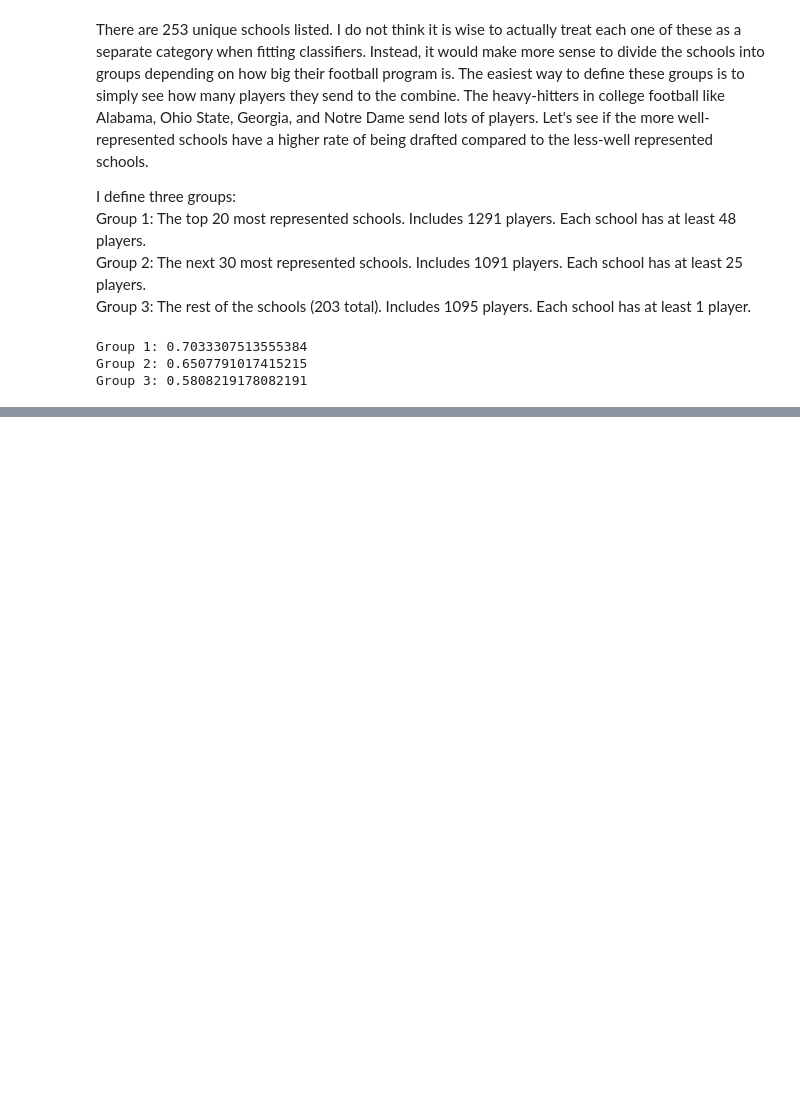
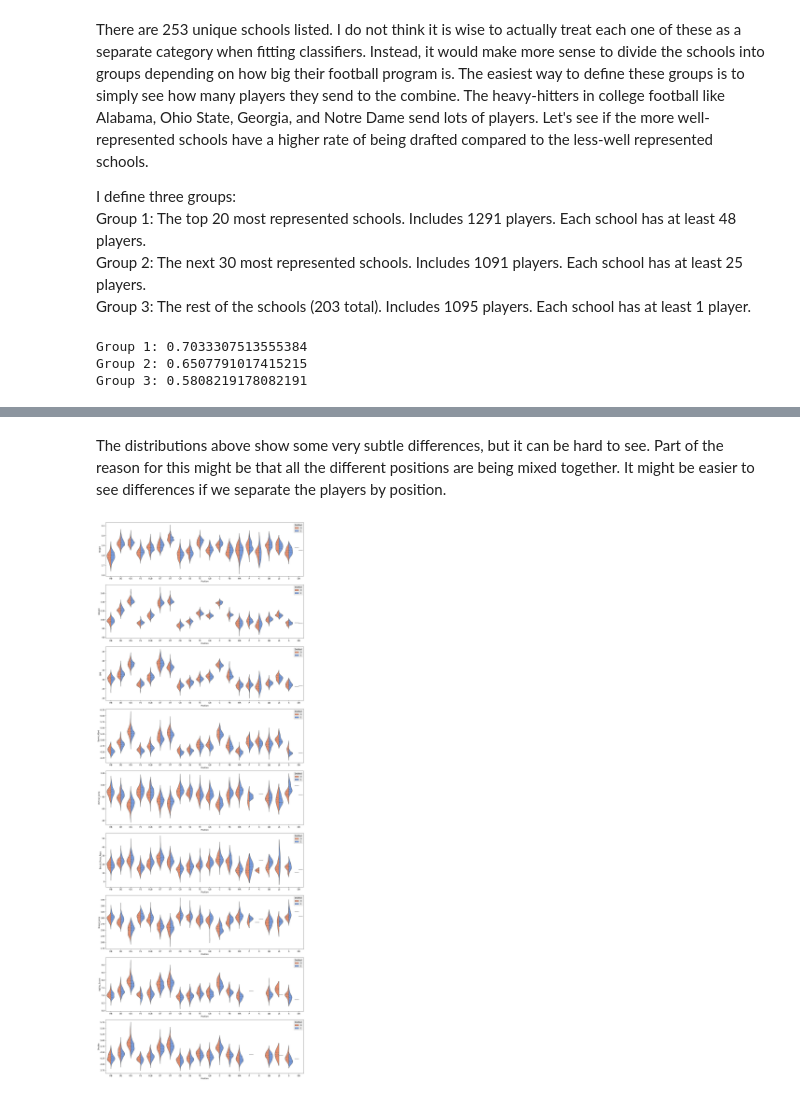
Before and after one commit to daviderics/NFL_Combine_Project, a Jupyter notebook: student.ipynb, the cells around one changed output, grey strips where cells are left out. Saved outputs shown, nothing was run; the diff lists cells and outputs as text; code cells hidden in the pictures; blank space fills up the shorter version.

```diff
--- a/student.ipynb
+++ b/student.ipynb
@@ -295,0 +316,16 @@ df_combine['school_group'] = [1 if df_combine['School'].value_counts()[x] > 47
+# %% [markdown]
+The distributions above show some very subtle differences, but it can be hard to see. Part of the reason for this might be that all the different positions are being mixed together. It might be easier to see differences if we separate the players by position.
+# %%
+# Violin plots for each athletic test and each position
+fig, ax = plt.subplots(nrows=9, figsize=(15,40), dpi=200)
+plt.style.use('ggplot')
+
+cols = ['Height','Weight','BMI','Sprint_40yd','Vertical_Jump','Bench_Press_Reps','Broad_Jump','Agility_3cone','Shuttle']
+
+for i, col in enumerate(cols):
+    sns.violinplot(data=df_combine, x='Position', y=col, hue='Drafted', split=True, inner='quartile',
+                   palette=['#f88458', '#6495ed'], ax=ax[i])
+
+fig.tight_layout()
+# %% [output]
+[figure, added]
```
Also changed, not shown: parts of 4 cells of this notebook.
